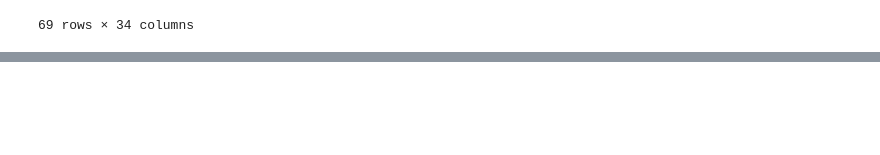
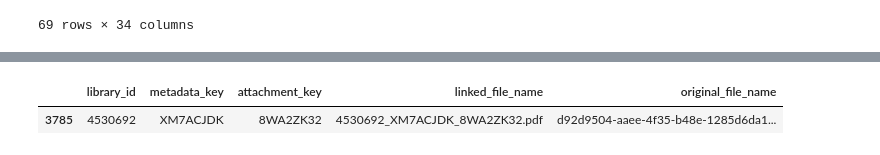
Before and after one commit to DARPA-CRITICALMAAS/sri-ta2-mappable-criteria, a Jupyter notebook: polygon_ranking/notebooks/extract_data.ipynb, the cells around one changed output, grey strips where cells are left out. Saved outputs shown, nothing was run; the diff lists cells and outputs as text; code cells hidden in the pictures; blank space fills up the shorter version.

```diff
--- a/polygon_ranking/extract_data.ipynb
+++ b/polygon_ranking/notebooks/extract_data.ipynb
@@ -693,0 +730,5 @@ label_1e
+# %%
+import pandas as pd
+
+zotero_papers = pd.read_parquet('../../4530692_new.parquet')
+zotero_papers
@@ -693,0 +749,5 @@ label_1e
+# %%
+zotero_papers[zotero_papers['metadata_key']=='XM7ACJDK']
+# %% [output]
+|  | library_id | metadata_key | attachment_key | linked_file_name | original_file_name |
+| 3785 | 4530692 | XM7ACJDK | 8WA2ZK32 | 4530692_XM7ACJDK_8WA2ZK32.pdf | d92d9504-aaee-4f35-b48e-1285d6da1... |
```
Also changed, not shown: parts of 16 cells of this notebook, 1 other file.
